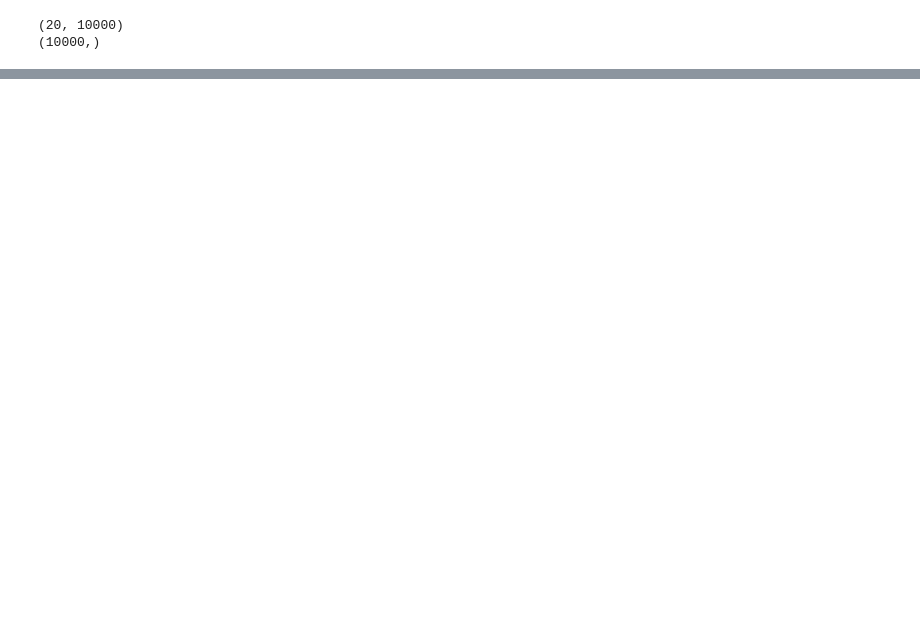
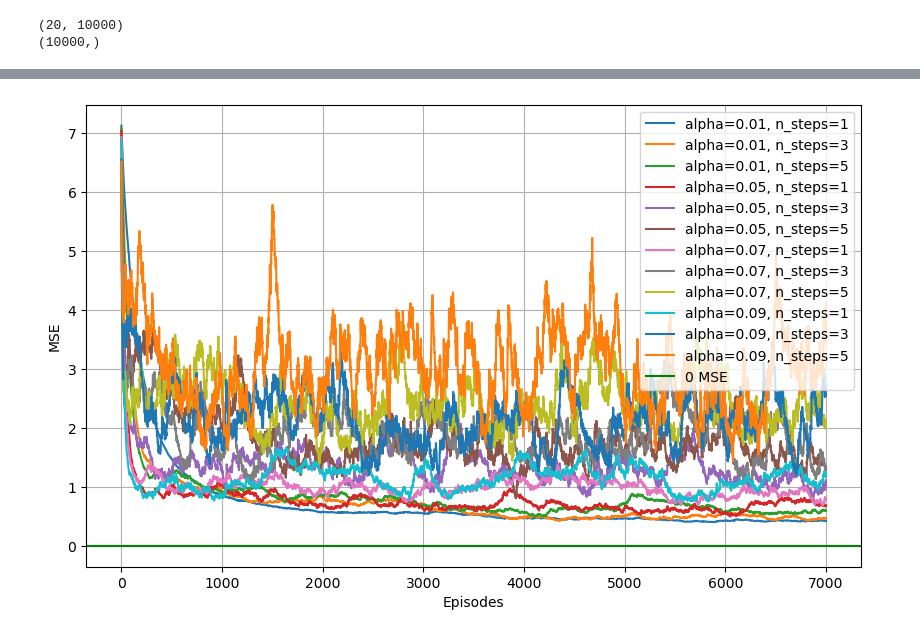
Before and after one commit to A-N1khil/compsci687-final-project, a Jupyter notebook: sgnstep_sarsa.ipynb, the cells around one changed output, grey strips where cells are left out. Cells and saved outputs as stored; diff of their text form; code cells hidden in the pictures; blank space fills up the shorter version.

```diff
--- a/sgnstep_sarsa.ipynb
+++ b/sgnstep_sarsa.ipynb
@@ -107,0 +110,17 @@ plt.show()
+# %%
+alpha_values = [0.01, 0.05, 0.07, 0.09]
+n_step_values = [1, 3, 5]
+cvm = CatsVMonstersMDP()
+config = Config(q_init_choice='zeroes', epsilon=0.3)
+results = {}
+hp_combos = list(product(alpha_values, n_step_values))
+for alpha, n_steps in tqdm(hp_combos, desc="Running hyperparameter combinations"):
+    print(f"Running for alpha={alpha}, n_steps={n_steps}")
+    sarsa = SGNStepSARSA(cvm, optimal_vf=optimal_vf, gamma=0.925)
+    points_metadata, mse_metadata = sarsa.run_n_times(num_times=10, num_episodes=7000, alpha=alpha, n_steps=n_steps)
+    mean_steps = np.mean(points_metadata, axis=0)
+    mean_mse = np.mean(mse_metadata, axis=0)
+    results[(alpha, n_steps)] = {
+        "mean_steps": mean_steps,
+        "mean_mse": mean_mse
+    }
@@ -107,0 +140,12 @@ plt.show()
+# %%
+# Print MSE Stats - mean, median and std for each alpha and n_steps as tabulate
+from tabulate import tabulate
+mse_stats = []
+for (alpha, n_steps), data in results.items():
+    mean_mse = np.mean(data["mean_mse"])
+    median_mse = np.median(data["mean_mse"])
+    std_mse = np.std(data["mean_mse"])
+    max_mse = np.max(data["mean_mse"])
+    min_mse = np.min(data["mean_mse"])
+    mse_stats.append([alpha, n_steps, mean_mse, median_mse, std_mse, max_mse, min_mse])
+print(tabulate(mse_stats, headers=["Alpha", "N Steps", "Mean MSE", "Median MSE", "Std MSE", "Max MSE", "Min MSE"], tablefmt="grid"))
@@ -107,0 +170,14 @@ plt.show()
+# %%
+# Plot MSE for each hyperparameter combination
+plt.figure(figsize=(10, 6))
+for (alpha, n_steps), data in results.items():
+    episodes = np.arange(1, data["mean_mse"].shape[0] + 1)
+    plt.plot(episodes, data["mean_mse"], label=f"alpha={alpha}, n_steps={n_steps}")
+plt.axhline(y=0, color='g', label='0 MSE')
+plt.xlabel("Episodes")
+plt.ylabel("MSE")
+plt.grid(True)
+plt.legend()
+plt.show()
+# %% [output]
+[figure, added]
```
Also changed, not shown: parts of 19 cells of this notebook, 1 other file.
